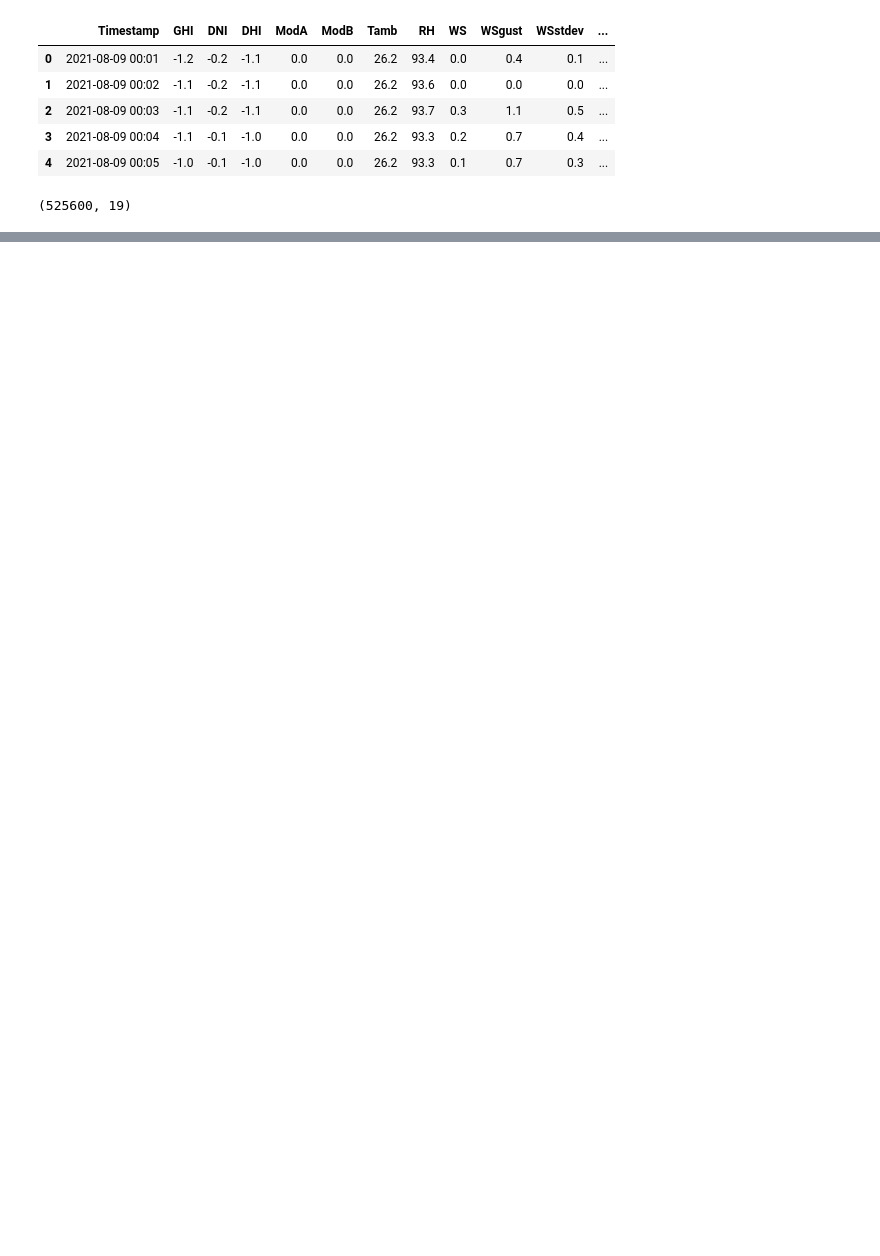
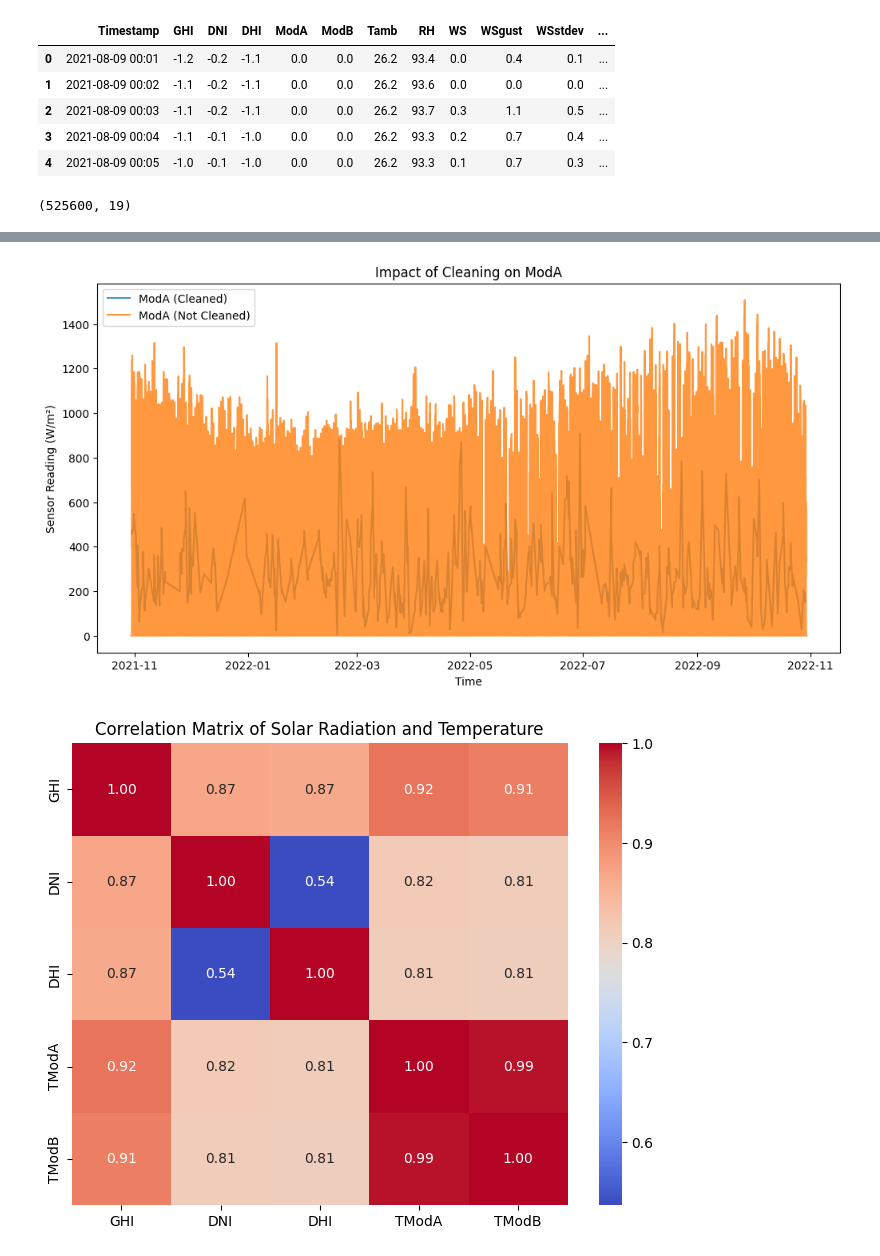
Before and after one commit to oim1999/kaim-week-0, a Jupyter notebook: notebooks/EDA-sierraleon.ipynb, the cells around one changed output, grey strips where cells are left out. Saved outputs shown, nothing was run; the diff lists cells and outputs as text; code cells hidden in the pictures; blank space fills up the shorter version.

Commit message:
performed EDA as requested but different techniques on different files.

```diff
--- a/notebooks/EDA-sierraleon.ipynb
+++ b/notebooks/EDA-sierraleon.ipynb
@@ -53,0 +88,46 @@ Error:
+# %%
+# Evaluate the impact of cleaning (using the 'Cleaning' column) on the sensor readings (ModA, ModB) over time.
+import seaborn as sns
+
+
+cleaned = ds[ds['Cleaning'] == 1]
+not_cleaned = ds[ds['Cleaning'] == 0]
+
+# Plot average ModA and ModB over time
+plt.figure(figsize=(12, 6))
+plt.plot(cleaned.index, cleaned['ModA'], label="ModA (Cleaned)", alpha=0.8)
+plt.plot(not_cleaned.index, not_cleaned['ModA'], label="ModA (Not Cleaned)", alpha=0.8)
+plt.title("Impact of Cleaning on ModA")
+plt.xlabel("Time")
+plt.ylabel("Sensor Reading (W/m²)")
+plt.legend()
+plt.show()
+
+
+
+# Compute correlation matrix
+corr_matrix = ds[['GHI', 'DNI', 'DHI', 'TModA', 'TModB']].corr()
+
+# Plot correlation matrix as a heatmap
+plt.figure(figsize=(8, 6))
+sns.heatmap(corr_matrix, annot=True, cmap="coolwarm", fmt=".2f")
+plt.title("Correlation Matrix of Solar Radiation and Temperature")
+plt.show()
+
+#differentiate between Wind Conditions vs. Solar Irradiance
+# Scatter plot: GHI vs. WS
+plt.scatter(ds['WS'], ds['GHI'], alpha=0.6)
+plt.title("Scatter Plot: Wind Speed (WS) vs. GHI")
+plt.xlabel("Wind Speed (m/s)")
+plt.ylabel("GHI (W/m²)")
+plt.show()
+
+# Scatter plot: DNI vs. WSgust
+plt.scatter(ds['WSgust'], ds['DNI'], alpha=0.6)
+plt.title("Scatter Plot: Wind Gust Speed (WSgust) vs. DNI")
+plt.xlabel("Wind Gust Speed (m/s)")
+plt.ylabel("DNI (W/m²)")
+plt.show()
+# %% [output]
+[figure, added]
+[figure, added]
```
Also changed, not shown: parts of 5 cells of this notebook, 2 other files.
